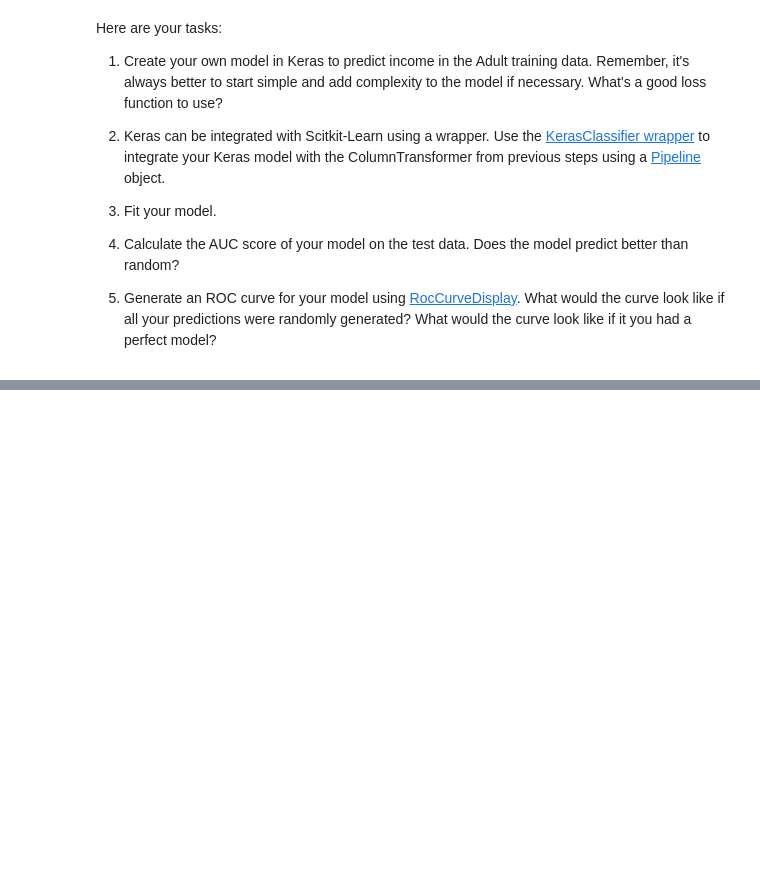
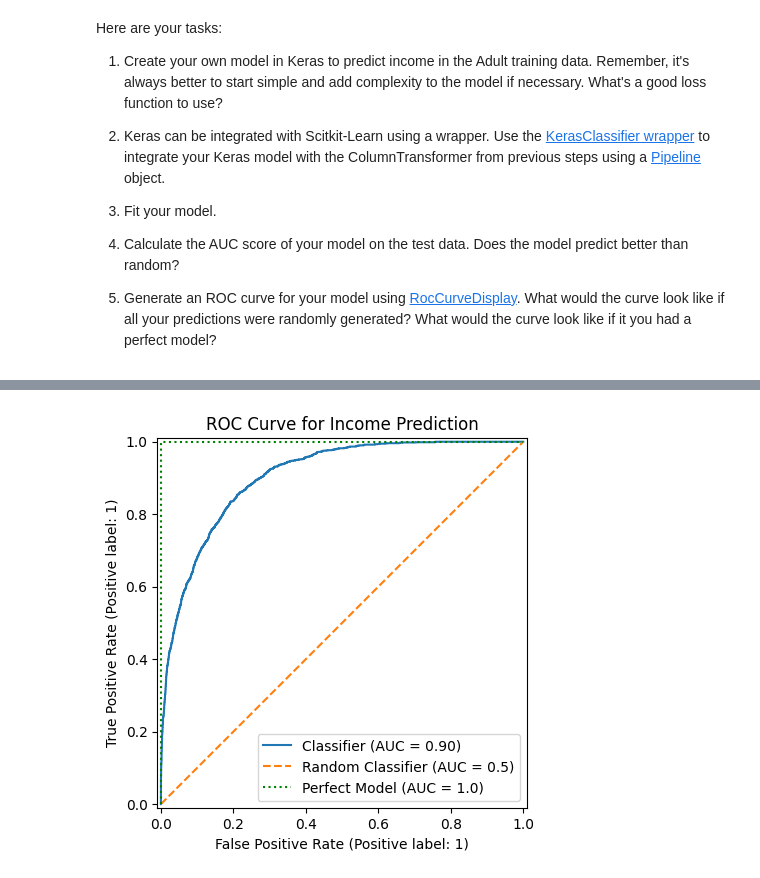
Before and after one commit to mohammedriyazjava/guild-mle-projects, a Jupyter notebook: Student_MLE_MiniProject_Deep_Learning.ipynb, the cells around one changed output, grey strips where cells are left out. Saved outputs shown, nothing was run; the diff lists cells and outputs as text; code cells hidden in the pictures; blank space fills up the shorter version.

```diff
--- a/Student_MLE_MiniProject_Deep_Learning.ipynb
+++ b/Student_MLE_MiniProject_Deep_Learning.ipynb
@@ -429,17 +438,19 @@ AttributeError: 'super' object has no attribute '__sklearn_tags__'
 # %%
 # Generate an ROC curve for your model.
 import matplotlib.pyplot as plt
 
 # Create the ROC curve display
 roc_display = RocCurveDisplay.from_predictions(y_test, y_pred_proba)
 
 
 # Plot baseline (random guess)
 plt.plot([0, 1], [0, 1], linestyle='--', label='Random Classifier (AUC = 0.5)')
 
 # Plot perfect model
 plt.plot([0, 0, 1], [0, 1, 1], linestyle=':', color='green', label='Perfect Model (AUC = 1.0)')
-
-plt.title('ROC Curve for Income Prediction')
+å
+plt.title('ROC Curve for Income Prediction')å
 plt.legend()
 plt.show()
+# %% [output]
+[figure, added]
```
Also changed, not shown: parts of 4 cells of this notebook.
